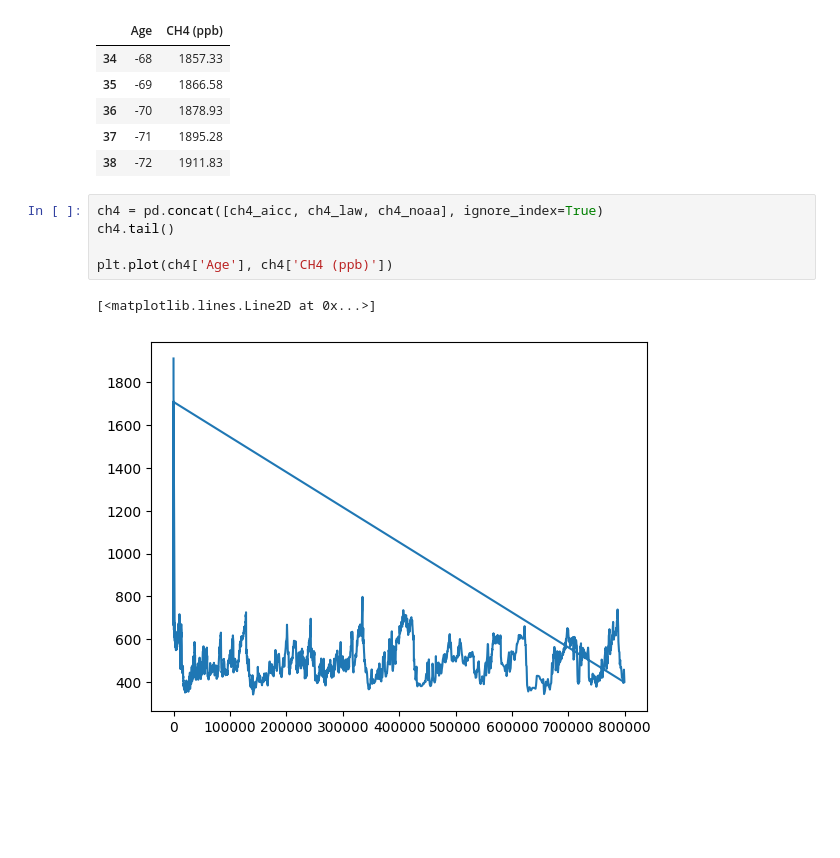
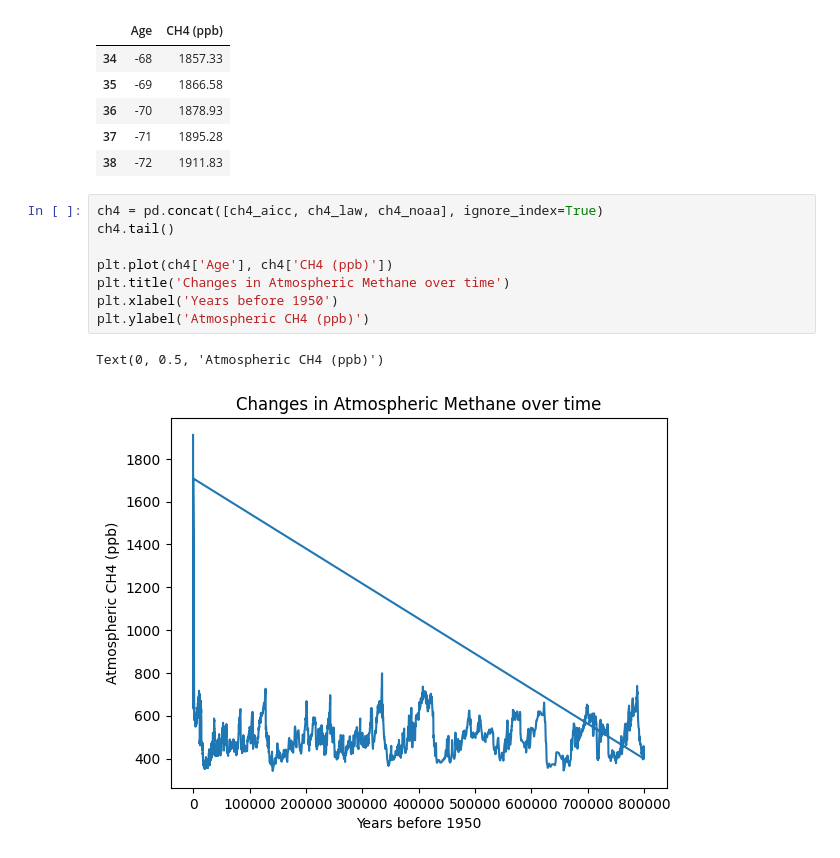
Before and after one commit to tomdbrophy/prog_data_analysis_assessment_2, a Jupyter notebook: project2.ipynb, the cells around one changed output. Saved outputs shown, nothing was run; the diff lists cells and outputs as text; blank space fills up the shorter version.

```diff
--- a/project2.ipynb
+++ b/project2.ipynb
@@ -169,8 +175,11 @@ ch4_noaa.tail()
 # %%
 ch4 = pd.concat([ch4_aicc, ch4_law, ch4_noaa], ignore_index=True)
 ch4.tail()
 
 plt.plot(ch4['Age'], ch4['CH4 (ppb)'])
+plt.title('Changes in Atmospheric Methane over time')
+plt.xlabel('Years before 1950')
+plt.ylabel('Atmospheric CH4 (ppb)')
 # %% [output]
-[<matplotlib.lines.Line2D at 0x...>]
+Text(0, 0.5, 'Atmospheric CH4 (ppb)')
-[figure, old version]
+[figure, new version]
```
Also changed, not shown: parts of 3 cells of this notebook.
